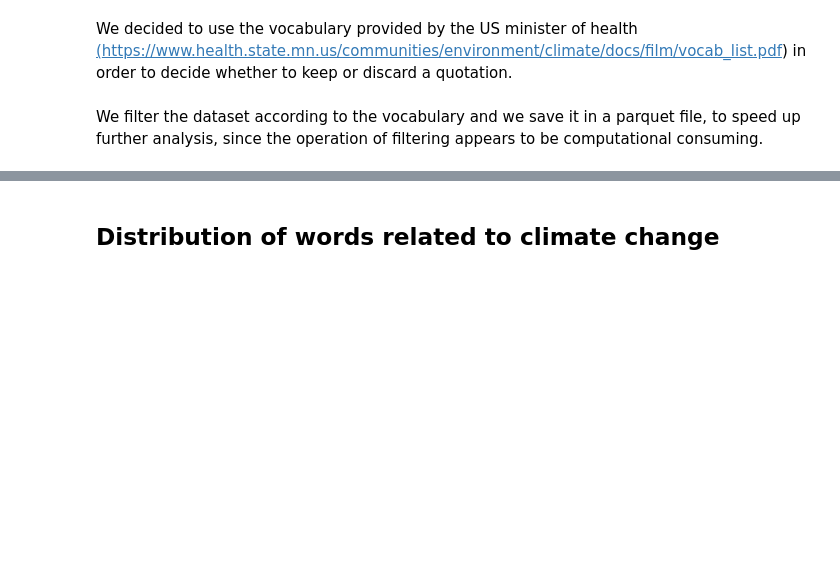
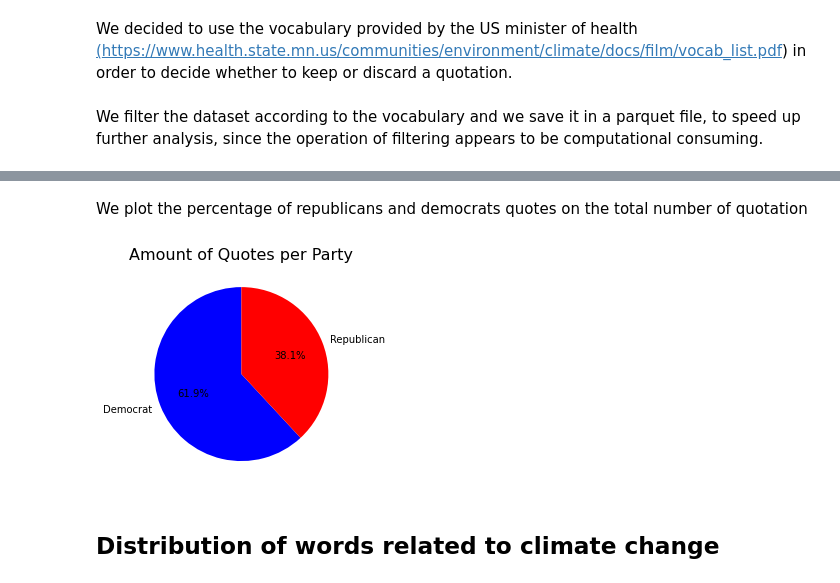
Before and after one commit to epfl-ada/ada-2021-project-the-internationadas, a Jupyter notebook: scripts/exploratory_data_analysis.ipynb, the cells around one changed output, grey strips where cells are left out. Saved outputs shown, nothing was run; the diff lists cells and outputs as text; code cells hidden in the pictures; blank space fills up the shorter version.

Commit message:
add piechart for number of rep and demo quotes on climate change

```diff
--- a/scripts/exploratory_data_analysis.ipynb
+++ b/scripts/exploratory_data_analysis.ipynb
@@ -395,6 +398,15 @@ df.head()
 | 10 | 2020-01-26-040663 | The generational thing is importa... | Dave Loebsack | Q771586 | [[Dave Loebsack, 0.7419], [None, ... | Male | [Q82955, Q1622272, Q1238570] | Democrat | Dave Loebsack | ... |
 | 12 | 2020-01-09-060095 | No, are you kidding? The way that... | Debbie Lesko | Q16731415 | [[Debbie Lesko, 0.7444], [None, 0... | Female | [Q82955] | Republican | Debbie Lesko | ... |
 | 14 | 2020-01-30-029113 | I actually believe that we do nee... | Julián Castro | Q970720 | [[Julián Castro, 0.9028], [None, ... | Male | [Q82955, Q40348] | Democrat | Julián Castro | ... |
+# %% [markdown]
+We plot the percentage of republicans and democrats quotes on the total number of quotation
+# %%
+df_party_piechart = df_climate_change.groupby(['party']).size()
+plt.pie(df_party_piechart, labels = df_party_piechart.index, colors = ['blue','red'], autopct='%1.1f%%', startangle=90)
+plt.title('Amount of Quotes per Party', fontsize=16)
+plt.show()
+# %% [output]
+[figure, added]
 # %% [markdown]
 ## Distribution of words related to climate change
 # %% [markdown]
```
Also changed, not shown: parts of 2 cells of this notebook.
